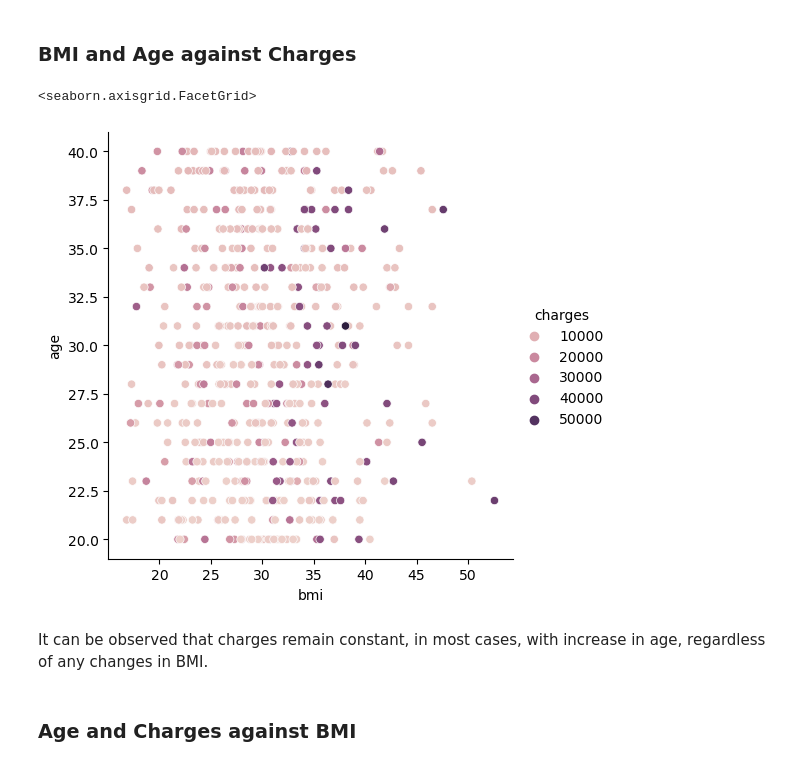
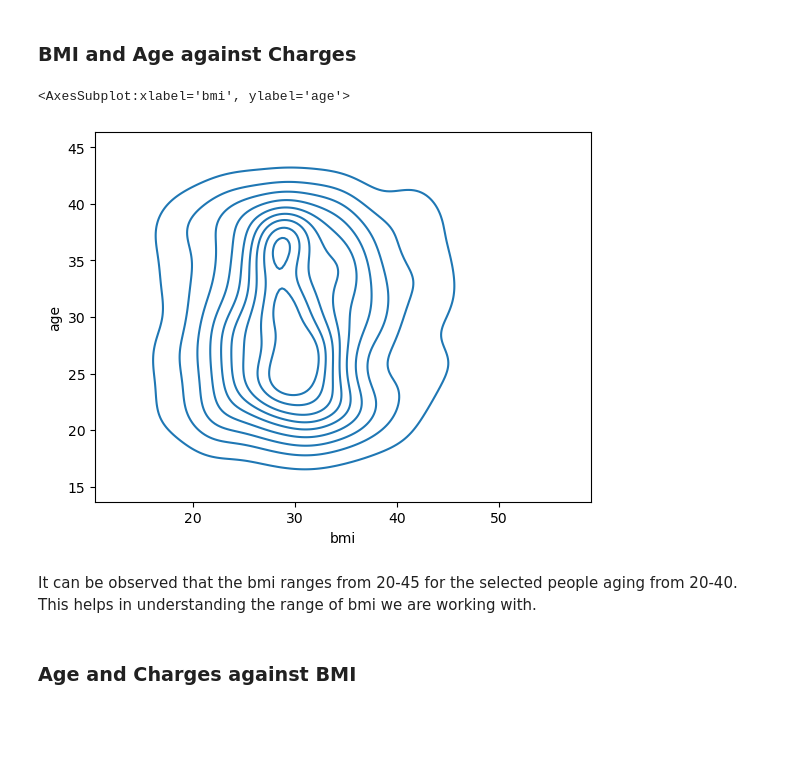
Before and after one commit to ubco-W2022T1-cosc301/project-group21, a Jupyter notebook: notebooks/CombinedAnalysis.ipynb, the cells around one changed output. Drawn from its saved outputs; the diff is of its cells as text; code cells hidden in the pictures; blank space fills up the shorter version.

```diff
--- a/notebooks/CombinedAnalysis.ipynb
+++ b/notebooks/CombinedAnalysis.ipynb
@@ -269,12 +275,12 @@ It can be observed that, in most cases, the charges remain constant even withh i
 # %% [markdown]
 ### BMI and Age against Charges
 # %%
-sns.relplot(data=df_cleaned,x='bmi',y='age',hue='charges')
+sns.kdeplot(data=df_cleaned,x='bmi',y='age')
 # %% [output]
-<seaborn.axisgrid.FacetGrid>
+<AxesSubplot:xlabel='bmi', ylabel='age'>
-[figure, old version]
+[figure, new version]
 # %% [markdown]
-It can be observed that charges remain constant, in most cases, with increase in age, regardless of any changes in BMI.
+It can be observed that the bmi ranges from 20-45 for the selected people aging from 20-40. This helps in understanding the range of bmi we are working with.
 # %% [markdown]
 ### Age and Charges against BMI
 # %%
```
Also changed, not shown: parts of 8 cells of this notebook, 2 other files.
